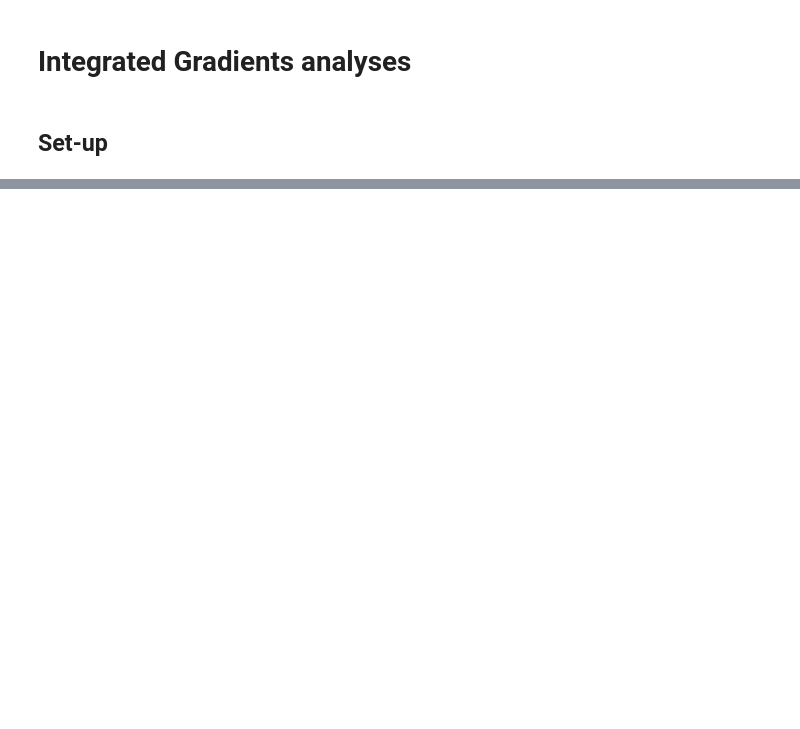
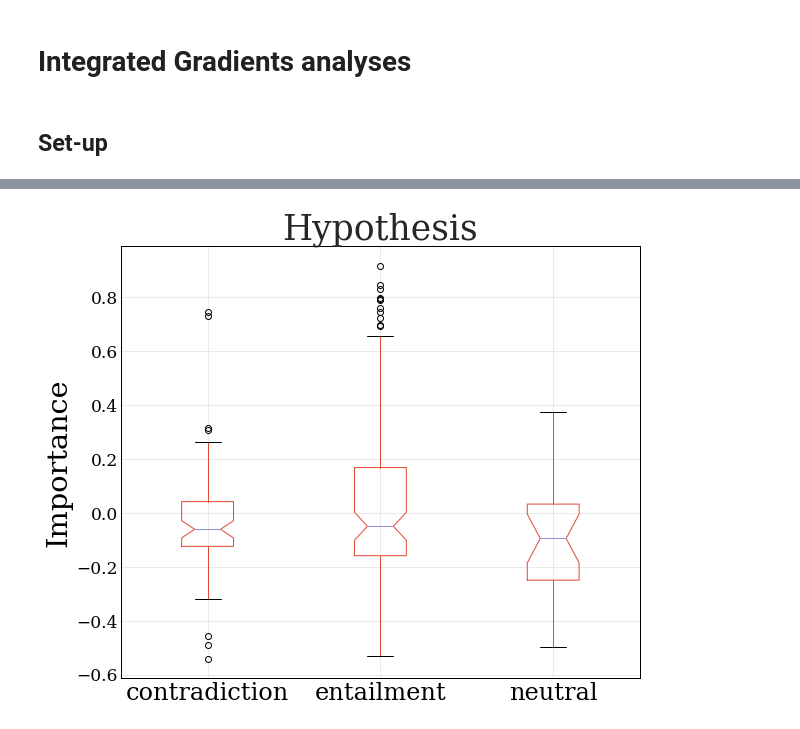
Before and after one commit to atticusg/Interchange, a Jupyter notebook: integrated_gradients_analyses.ipynb, the cells around one changed output, grey strips where cells are left out. Cells and saved outputs as stored; diff of their text form; code cells hidden in the pictures; blank space fills up the shorter version.

```diff
--- a/integrated_gradients_analyses.ipynb
+++ b/integrated_gradients_analyses.ipynb
@@ -181,0 +183,4 @@ list(zip(range(len(data[0]['raw_input'])), data[0]['raw_input']))
+# %%
+diff_cmp_viz(hard_emb, premise=False, output_filename='../singlediff-hard-hypothesis.png')
+# %% [output]
+[figure, added]
```
Also changed, not shown: parts of 50 cells of this notebook.
